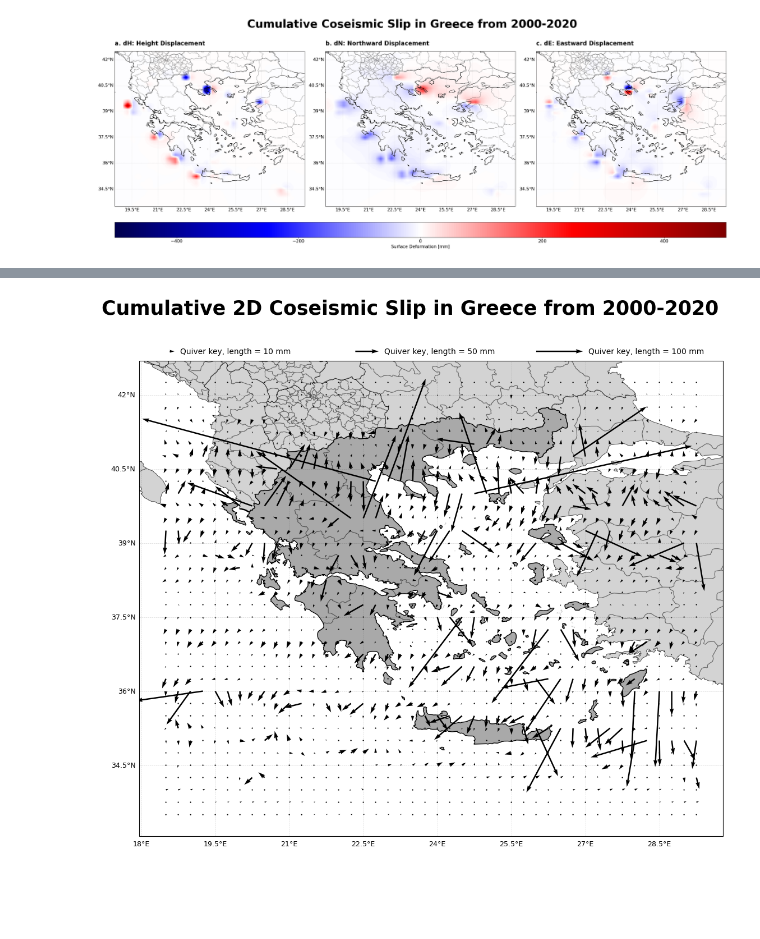
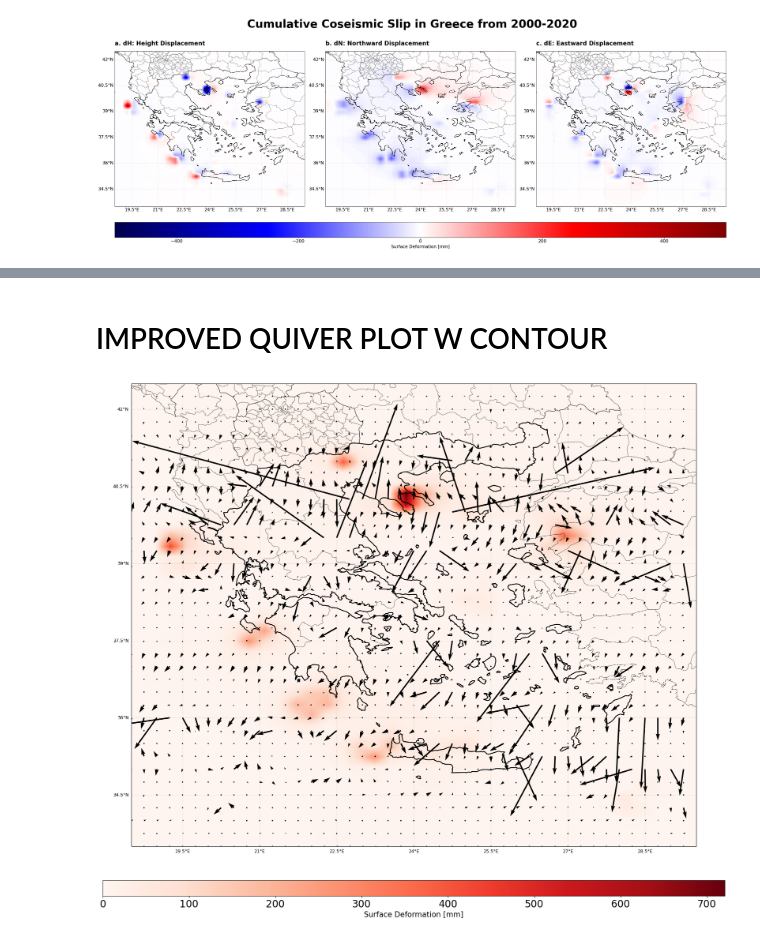
Before and after one commit to bvb000/DiplomaThesis, a Jupyter notebook: Point-Source_CumulativeDisp.ipynb, the cells around one changed output, grey strips where cells are left out. Drawn from its saved outputs; the diff is of its cells as text; code cells hidden in the pictures; blank space fills up the shorter version.

Commit message:
Draft 3
Added a contour plot to the quiver plots.

```diff
--- a/Point-Source_CumulativeDisp.ipynb
+++ b/Point-Source_CumulativeDisp.ipynb
@@ -104,6 +104,7 @@ X_mesh, Y_mesh = np.meshgrid(X, Y)
 Z_dE = np.zeros((len(X), len(Y)))
 Z_dN = np.zeros((len(X), len(Y)))
 Z_dH = np.zeros((len(X), len(Y)))
+Z_1 = np.zeros((len(X), len(Y)))
 # %%
 for event in greece_catalog: # For each earthquake
 
@@ -140,6 +141,10 @@ for event in greece_catalog: # For each earthquake
             Z_dN[i,j] = Z_dN[i,j]+dN
             Z_dH[i,j] = Z_dH[i,j]+dH
 
+    for i in range(len(X)):
+        for j in range(len(Y)):
+            Z_1[i,j] = np.sqrt(Z_dE[i,j]**2+Z_dN[i,j]**2+Z_dH[i,j]**2)
+
 Z = np.array((np.max(abs(Z_dE)), np.max(abs(Z_dN)), np.max(abs(Z_dH))))
 
 print(Z)
@@ -213,8 +268,15 @@ plt.show()
+# %% [markdown]
+# IMPROVED QUIVER PLOT W CONTOUR
 # %%
-fig, ax = plt.subplots(1, 1, figsize=(30, 11), subplot_kw={'projection': ccrs.PlateCarree()})
+fig, ax = plt.subplots(1, 1, figsize=(25, 15), subplot_kw={'projection': ccrs.PlateCarree()}, layout='constrained')
 
 # Surface Displacement Contour Plot
-im = ax.quiver(X_mesh, Y_mesh, Z_dE, Z_dN, color='black', scale=1250, scale_units="width", zorder=4)
+jm = ax.imshow(Z_1, interpolation='bilinear', cmap="Reds",
+                       origin='lower', extent=[lon_min, lon_max, lat_min, lat_max],
+                       vmax=abs(Z_1).max(), vmin=0)
+
+# Quiver
+im = ax.quiver(X_mesh, Y_mesh, Z_dE, Z_dN, color='black', scale=1300, scale_units="width", zorder=4)
 ax.quiverkey(im, X=0.06, Y=1.02, U=10, label='Quiver key, length = 10 mm', labelpos='E')
 ax.quiverkey(im, X=0.41, Y=1.02, U=50, label='Quiver key, length = 50 mm', labelpos='E')
 ax.quiverkey(im, X=0.76, Y=1.02, U=100, label='Quiver key, length = 100 mm', labelpos='E')
@@ -223,40 +285,45 @@ ax.quiverkey(im, X=0.76, Y=1.02, U=100, label='Quiver key, length = 100 mm', lab
 shpfilename = shpreader.natural_earth(resolution='10m', category='cultural', name='admin_0_countries')
 reader = shpreader.Reader(shpfilename)
 countries = reader.records()
 for country in countries:
     name = country.attributes['SOVEREIGNT']
     if name == 'Greece':
         # Add Greece with your custom color
         ax.add_geometries([country.geometry], ccrs.PlateCarree(),
-                          facecolor='darkgray', edgecolor='black', linewidth=0.9, zorder=2) #"orchid"
+                          facecolor='none', edgecolor='black', linewidth=1.7, zorder=2) #"orchid"
     else:
         # Add surrounding countries with a neutral background color
         ax.add_geometries([country.geometry], ccrs.PlateCarree(),
-                          facecolor='lightgray', edgecolor='black', linewidth=0.3, zorder=1) #"powderblue"
+                          facecolor='none', edgecolor='black', linewidth=0.3, zorder=1) #"powderblue"
 
 # Adding Features
-ax.add_feature(cfeature.LAND.with_scale("10m"), facecolor="lightgrey", edgecolor="none")
-ax.add_feature(cfeature.OCEAN.with_scale("10m"), facecolor="white", edgecolor="none")
+ax.add_feature(cfeature.LAND.with_scale("10m"), facecolor="none", edgecolor="none")
+#ax.add_feature(cfeature.OCEAN.with_scale("10m"), facecolor="white", edgecolor="none")
 ax.add_feature(cfeature.STATES.with_scale("10m"), linewidth=0.8, edgecolor="black",
                facecolor="none", alpha=0.3, zorder=3)
 
 # Gridlines
 gl = ax.gridlines(
     draw_labels=True, linewidth=0.5, color="black",
     alpha=0.15, linestyle="--",
 )
 gl.top_labels = False
 gl.right_labels = False
 gl.xlabel_style = {"color": "black", "fontsize": 9}
 gl.ylabel_style = {"color": "black", "fontsize": 9}
 outline = [pe.withStroke(linewidth=2.5, foreground="black")]
 
-fig.suptitle(
-    "Cumulative 2D Coseismic Slip in Greece from 2000-2020",
-    fontsize=25, color="black", fontweight="bold"
-)
+# Colorbar
+cbar = fig.colorbar(jm, ax=ax, orientation='horizontal', aspect=40, shrink=0.7)
+cbar.ax.tick_params(labelsize=20)
+cbar.set_label('Surface Deformation [mm]', fontsize=15)
 
-plt.savefig("Greece_Cumulative-2D-Displacement_2000-2020.png", dpi=180)
+#fig.suptitle(
+#    "Cumulative 2D Coseismic Slip in Greece from 2000-2020",
+#    fontsize=25, color="black", fontweight="bold"
+#)
+
+plt.savefig("Greece_Cumulative-2D+Contour-Displacement_2000-2020.png", dpi=180)
 plt.show()
 # %% [output]
-[figure, old version]
+[figure, new version]
```
Also changed, not shown: parts of 1 cell of this notebook.
